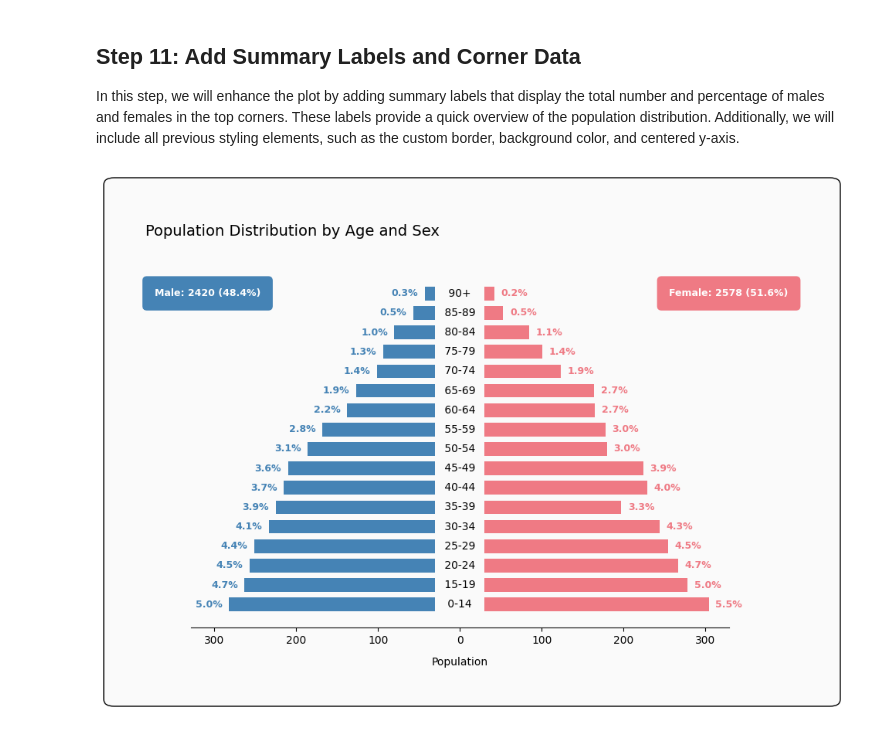
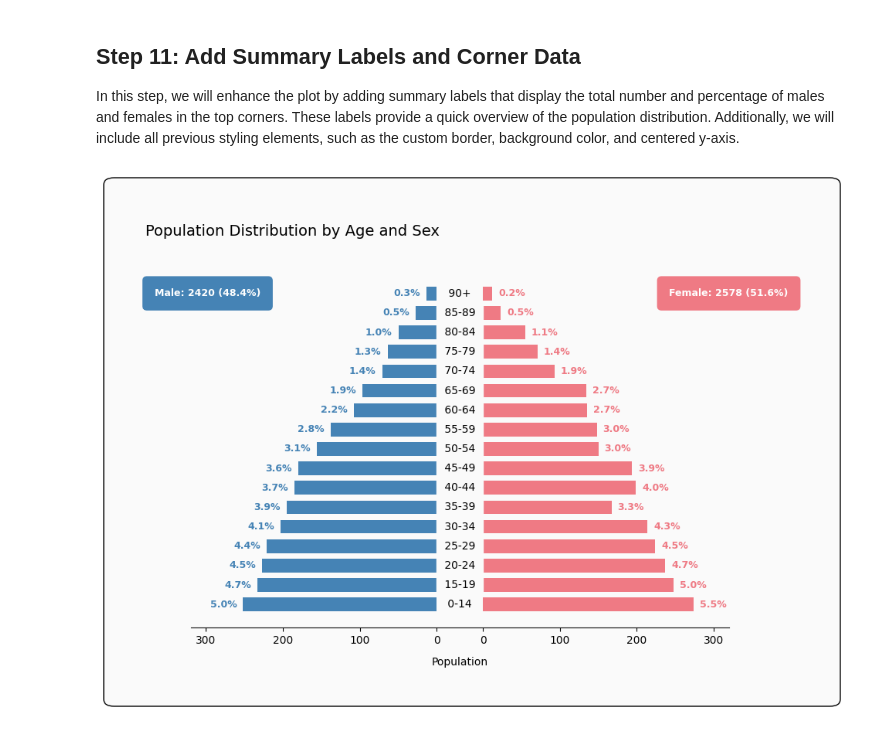
Before and after one commit to carogaltier/matplotlib-population-pyramid, a Jupyter notebook: population_pyramid_notebook.ipynb, the cells around one changed output. Cells and saved outputs as stored; diff of their text form; code cells hidden in the pictures.

```diff
--- a/population_pyramid_notebook.ipynb
+++ b/population_pyramid_notebook.ipynb
@@ -377,69 +399,72 @@ def plot_population_pyramid(males, females, age_labels):
     ax.spines['top'].set_visible(False)
 
     # Y-axis
-    ax.spines['left'].set_position(('data', shift)) # Center the y-axis
-    ax.yaxis.set_ticks_position('none') # Remove y-axis ticks
+    ax.spines['left'].set_position(('data', shift))
+    ax.yaxis.set_ticks_position('none')
     for label in age_labels:
-        ax.text(0, label, f' {label} ', va='center', ha='center', color='black', backgroundcolor='#fafafa') # Center y-axis labels
+        ax.text(0, label, f' {label} ', va='center', ha='center', color='black', backgroundcolor='#fafafa')
 
-    # X-axis
-    ax.xaxis.set_major_formatter(plt.FuncFormatter(lambda x, pos: f'{int(abs(x))}')) # Set custom tick labels to show absolute values
-    max_population = max(abs(males).max(), females.max()) * 1.2  # Find the max count either male or female
-    ax.set_xlim(left=-max_population, right=max_population) # Adjust x-axis limits for centering
-
+    # X Axis
+    max_pop = max(abs(males).max(), females.max())
+    exp = np.floor(np.log10(max_pop))
+    step = next((s * 10**exp for s in [5, 2, 1] if max_pop / (s * 10**exp) >= 4), 10**exp)
+    ticks = np.arange(0, int(max_pop) + step, step)
+    pos_ticks, neg_ticks = ticks + shift, -(ticks + shift)[::-1]
+    all_ticks = np.unique(np.concatenate([neg_ticks, pos_ticks]))
+    ax.set_xticks(all_ticks)
+    ax.xaxis.set_major_formatter(plt.FuncFormatter(
+        lambda x, _: '0' if abs(x) == shift
+        else (f'{int(abs(x) - shift)}' if (abs(x) - shift) % step == 0 and abs(x) > shift else '')
+    ))
+    pad = step * 0.2
+    ax.set_xlim(-max(ticks) - shift - pad, max(ticks) + shift + pad)
 
     # Add data labels
-    label_offset = 8 # Distance to offset the label from the bar end
-    fontsize = 9  # Font size for the labels
-
+    label_offset = 8
+    fontsize = 9
     for bar in bars_male:
         width = bar.get_width()
-        label_x_pos = bar.get_x() + width - label_offset  # Adjust position outside the bar
+        label_x_pos = bar.get_x() + width - label_offset
         ax.text(label_x_pos, bar.get_y() + bar.get_height() / 2,
                 f'{abs(width) / total_population:.1%}', va='center', ha='right', color='#4583b5', fontsize=fontsize, fontweight='bold')
 
     for bar in bars_female:
         width = bar.get_width()
-        label_x_pos = bar.get_x() + width + label_offset  # Adjust position outside the bar
+        label_x_pos = bar.get_x() + width + label_offset
         ax.text(label_x_pos, bar.get_y() + bar.get_height() / 2,
                 f'{width / total_population:.1%}', va='center', ha='left', color='#ef7a84', fontsize=fontsize, fontweight='bold')
-
-
 
     # Adding a custom rectangle as a border around the figure
     border_radius = 0.015
     rect = patches.FancyBboxPatch((0.03, -0.03), 1, 1.08, transform=fig.transFigure, facecolor="#fafafa",
                                   edgecolor='black', linewidth=1, clip_on=False, zorder=-3, linestyle='-',
                                   boxstyle=f"round,pad=0.03,rounding_size={border_radius}")
     fig.patches.extend([rect])
-    ax.set_facecolor('#fafafa')  # Set the background color of the axes
+    ax.set_facecolor('#fafafa')
 
-
-     # Adding data for males and females in corners
+    # Adding data for males and females in corners
     ax.text(1.11, 0.95,
             f'Female: {np.sum(females)} ({np.sum(females) / total_population:.1%})',
             transform=ax.transAxes,
             fontsize=9,
             ha='right',
             va='top',
             color="white",
             weight='bold',
             bbox=dict(facecolor='#ef7a84', edgecolor='#ef7a84', boxstyle=f"round,pad=1.2,rounding_size={0.4}"))
 
     ax.text(0.13, 0.95, f'Male: {np.sum(males) * -1} ({np.sum(males) * -1 / total_population:.1%})',
             transform=ax.transAxes,
             fontsize=9,
             ha='right',
             va='top',
             color="white",
             weight='bold',
             bbox=dict(facecolor='#4583b5', edgecolor='#4583b5', boxstyle=f"round,pad=1.2,rounding_size={0.4}"))
 
-
     # Display the plot
     plt.show()
 
-# Plotting the population pyramid with centered y-axis, adjusted bar positions, and centered y-axis labels
 plot_population_pyramid(males, females, age_labels)
 # %% [output]
-[figure, old version]
+[figure, new version]
```
Also changed, not shown: parts of 4 cells of this notebook.
